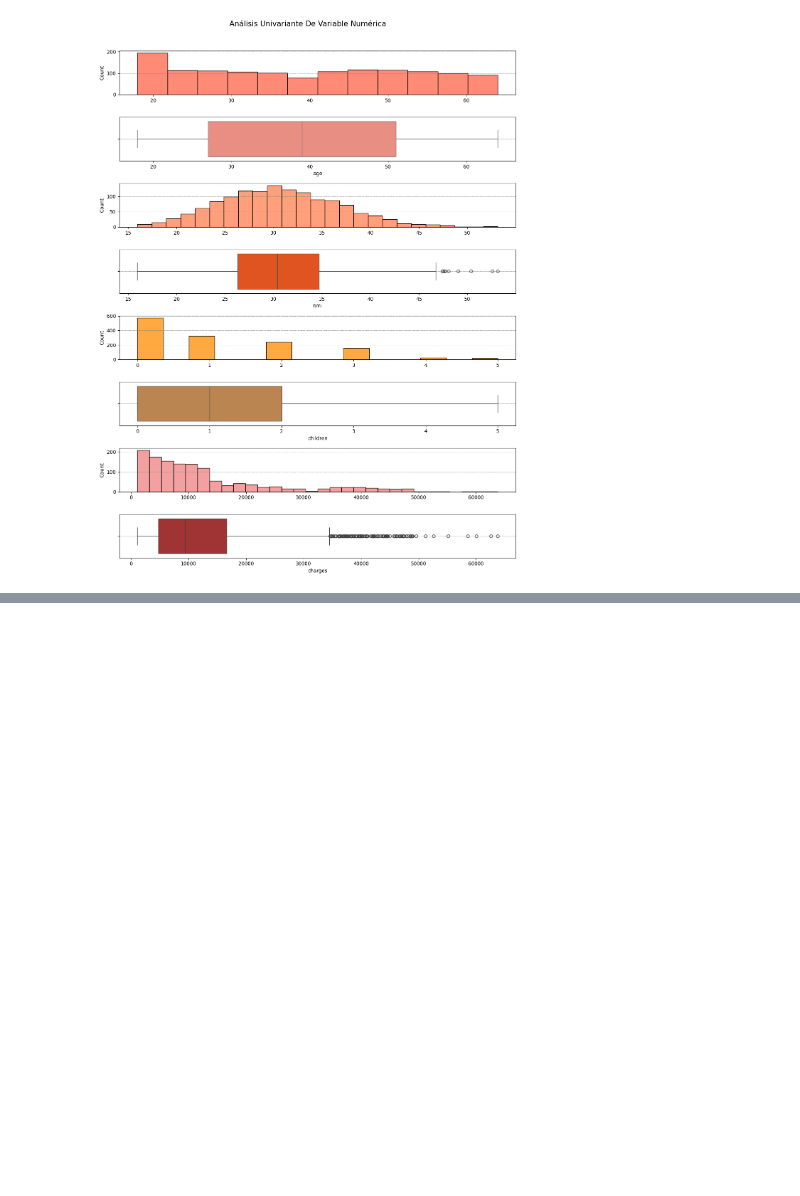
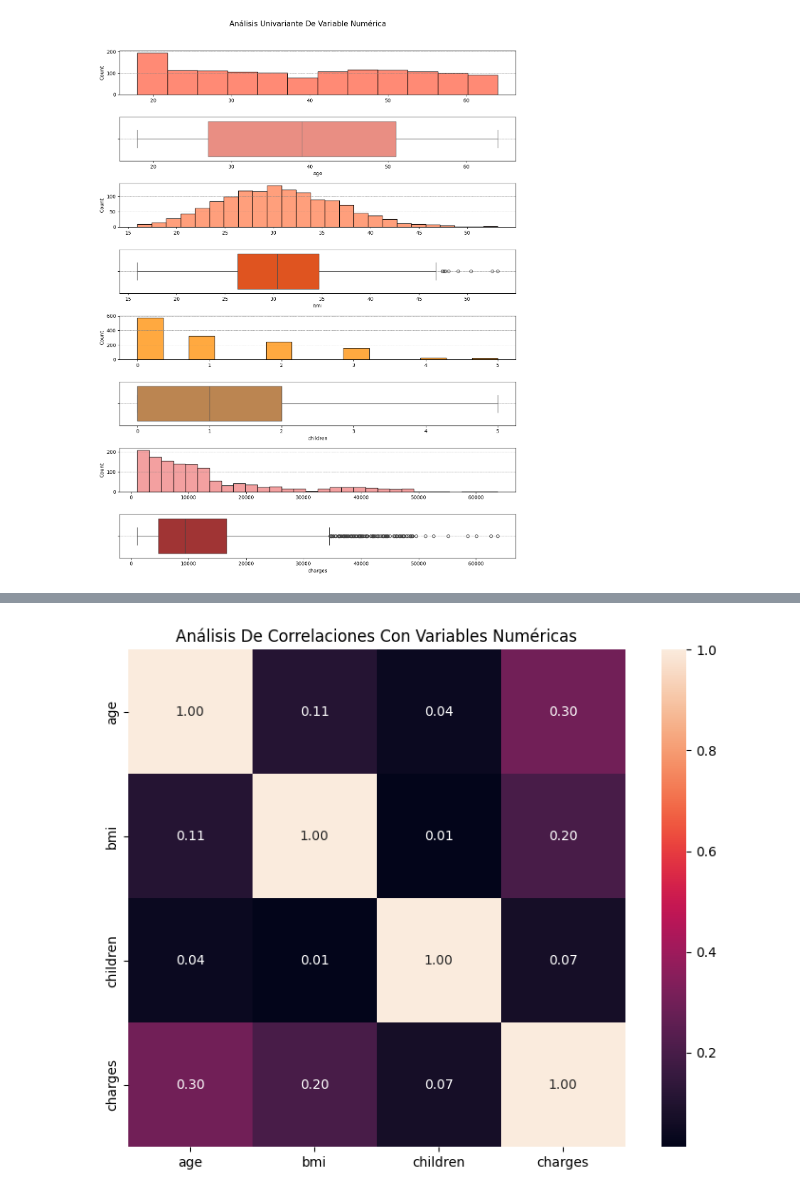
Before and after one commit to meneses-ls/4Geeks-16-Machine-Learning-Lineal-Regression, a Jupyter notebook: src/explore.ipynb, the cells around one changed output, grey strips where cells are left out. Saved outputs shown, nothing was run; the diff lists cells and outputs as text; code cells hidden in the pictures; blank space fills up the shorter version.

```diff
--- a/src/explore.ipynb
+++ b/src/explore.ipynb
@@ -177,0 +222,16 @@ plt.show()
+# %%
+# - Análisis De Correlación:
+
+fig, ax = plt.subplots(figsize=(8, 6))
+sns.heatmap(
+    df[["age", "bmi", "children", "charges"]].corr(),
+    annot=True, fmt=".2f", square=True
+)
+
+# - Visualización:
+
+plt.title("Análisis De Correlaciones Con Variables Numéricas")
+plt.tight_layout()
+plt.show()
+# %% [output]
+[figure, added]
```
Also changed, not shown: parts of 23 cells of this notebook.
